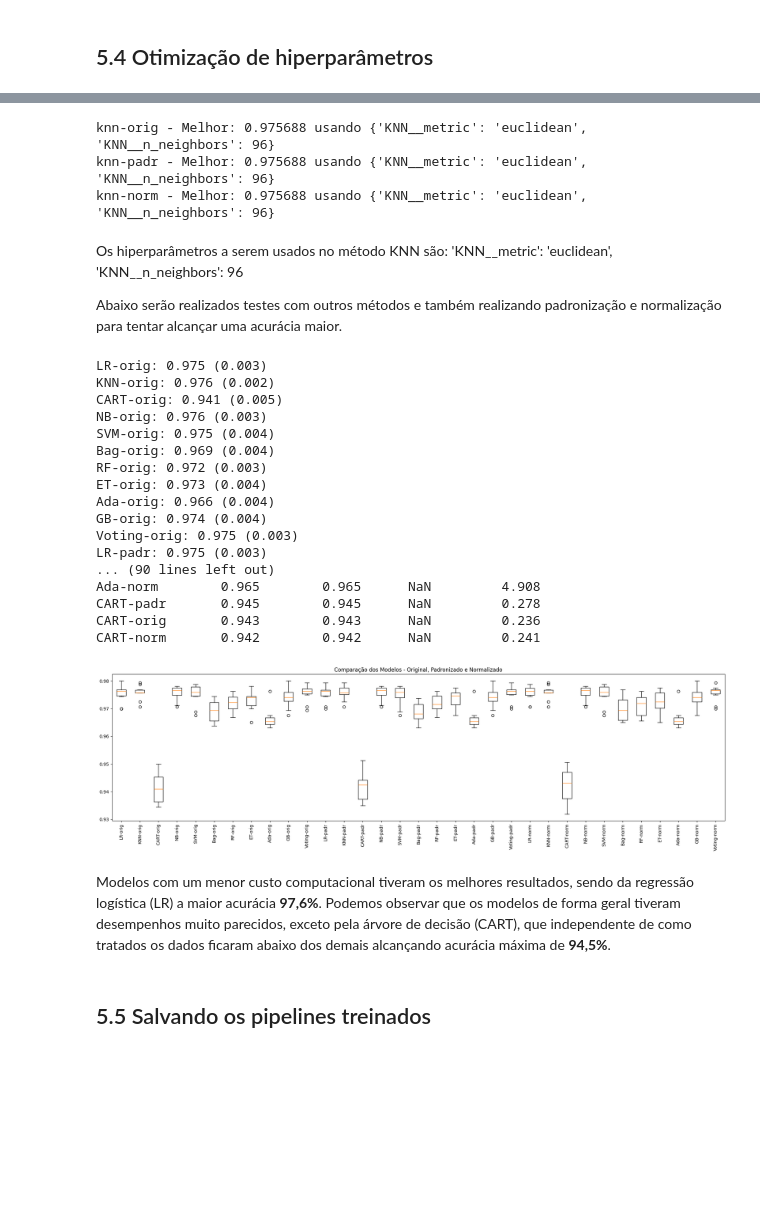
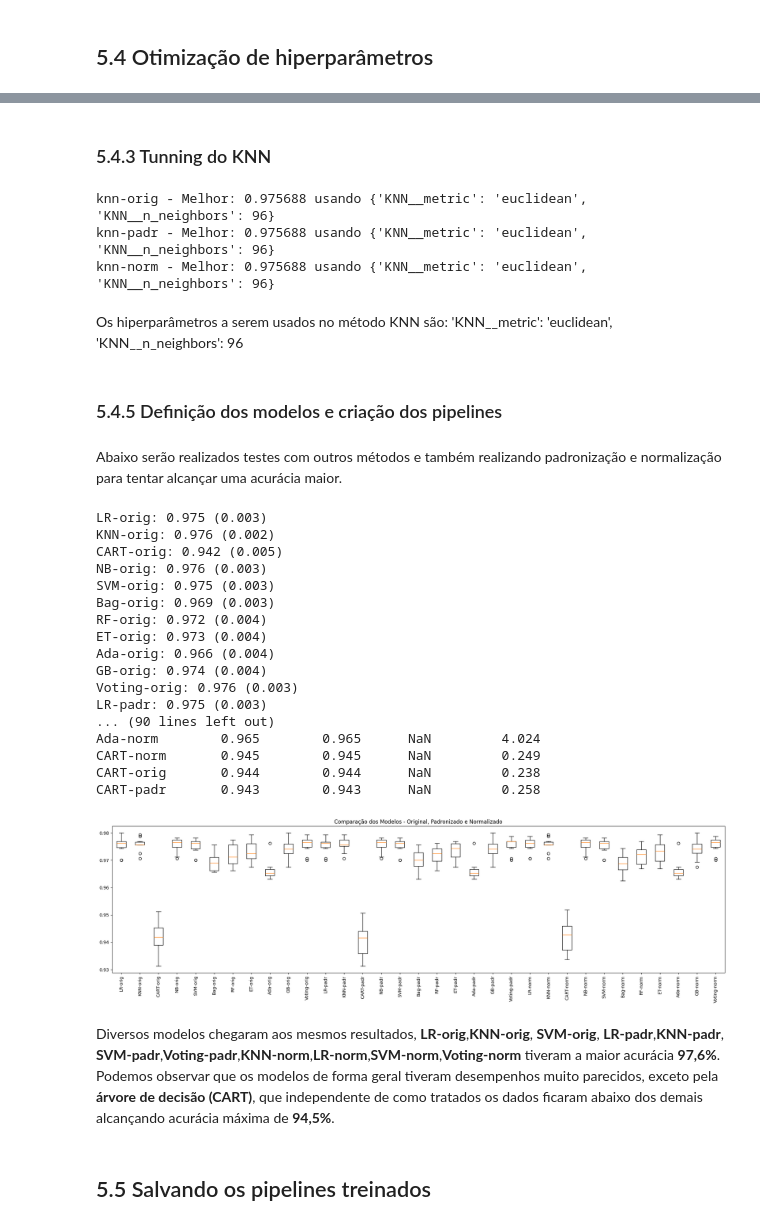
Before and after one commit to Frederico-Gribaudi/MVP_Frederico_Gribaudi_Sprint_Machine_Learning, a Jupyter notebook: sprint_ML.ipynb, the cells around one changed output, grey strips where cells are left out. Cells and saved outputs as stored; diff of their text form; code cells hidden in the pictures; blank space fills up the shorter version.

```diff
--- a/sprint_ML.ipynb
+++ b/sprint_ML.ipynb
@@ -831,0 +844,15 @@ A diferença entre as acurácias antes e depois de remover as colunas comprovam
+# %%
+# Tunning do LR
+
+# Treina o modelo
+lr = LogisticRegression(max_iter=200, solver="lbfgs")
+lr.fit(X_train, y_train)
+
+# Número de iterações até convergir
+print("Iterações usadas:", lr.n_iter_)
+
+# Verifica se chegou no limite
+if lr.n_iter_[0] >= lr.max_iter:
+    print("⚠️ O modelo NÃO convergiu dentro do limite de max_iter.")
+else:
+    print("✅ O modelo convergiu antes de atingir max_iter.")
@@ -831,0 +866,25 @@ A diferença entre as acurácias antes e depois de remover as colunas comprovam
+# %%
+# Tuning do SVC
+
+svc = SVC()
+
+param_grid = {
+    'C': [0.1, 1, 10, 100],
+    'kernel': ['linear', 'rbf'],
+    'gamma': ['scale', 'auto', 0.01, 0.001],
+  }
+
+grid_search = GridSearchCV(
+    estimator=svc,
+    param_grid=param_grid,
+    cv=5,
+    scoring='accuracy',  # pode trocar para f1, roc_auc, etc.
+    n_jobs=-1
+)
+
+grid_search.fit(X_train, y_train)
+
+print("Melhores hiperparâmetros:", grid_search.best_params_)
+print("Melhor score:", grid_search.best_score_)
+
+best_svc = grid_search.best_estimator_
@@ -832,3 +897,5 @@ A diferença entre as acurácias antes e depois de remover as colunas comprovam
+# %% [markdown]
+### 5.4.3 Tunning do KNN
 # %%
 # Tuning do KNN
 
@@ -858,10 +925,12 @@ for name, model in pipelines:
 knn-orig - Melhor: 0.975688 usando {'KNN__metric': 'euclidean', 'KNN__n_neighbors': 96}
 knn-padr - Melhor: 0.975688 usando {'KNN__metric': 'euclidean', 'KNN__n_neighbors': 96}
 knn-norm - Melhor: 0.975688 usando {'KNN__metric': 'euclidean', 'KNN__n_neighbors': 96}
+# %% [markdown]
+Os hiperparâmetros a serem usados
+no método KNN são: 'KNN__metric': 'euclidean', 'KNN__n_neighbors': 96
+# %% [markdown]
+### 5.4.5 Definição dos modelos e criação dos pipelines
 # %% [markdown]
-Os hiperparâmetros a serem usados
-no método KNN são: 'KNN__metric': 'euclidean', 'KNN__n_neighbors': 96
-
 Abaixo serão realizados testes com outros métodos e também realizando padronização e normalização para tentar alcançar uma acurácia maior.
 # %%
 # -------------------------------
@@ -874,7 +943,7 @@ base = DecisionTreeClassifier()
 voting_bases = [
     ('LR', LogisticRegression(max_iter=200)),
     ('NB', GaussianNB()),
-    ('SVM', SVC(probability=True)),
+    ('SVM', SVC(C= 100, gamma= 'scale', kernel= 'linear',probability=True,random_state=SEED)),
     ('KNN', KNeighborsClassifier(n_neighbors=96, metric='euclidean'))
 ]
 
@@ -883,7 +952,7 @@ modelos = {
     'KNN': KNeighborsClassifier(n_neighbors=96, metric='euclidean'),
     'CART': DecisionTreeClassifier(),
     'NB': GaussianNB(),
-    'SVM': SVC(probability=True),
+    'SVM': SVC(C= 100, gamma= 'scale', kernel= 'linear',probability=True,random_state=SEED),
     'Bag': BaggingClassifier(estimator=base, n_estimators=num_trees),
     'RF': RandomForestClassifier(n_estimators=num_trees, max_features=max_features),
     'ET': ExtraTreesClassifier(n_estimators=num_trees, max_features=max_features),
@@ -949,46 +1018,46 @@ for name, pipe in pipelines:
     metrics = evaluate_classification(y_test, y_pred, proba)
     scores_final.append({
         'modelo': name,
         'accuracy': round(metrics['accuracy'],3),
         'f1_weighted': round(metrics['f1_weighted'],3),
         'roc_auc': round(metrics['roc_auc'],3) if proba is not None else None,
         'train_time_s': round(train_time,3)
     })
 
 df_scores_final = pd.DataFrame(scores_final).set_index('modelo').sort_values(by='accuracy', ascending=False)
 print("\nRanking final dos modelos:")
 print(df_scores_final)
 
 # -------------------------------
 # Boxplot
 # -------------------------------
 plt.figure(figsize=(25,6))
 plt.title('Comparação dos Modelos - Original, Padronizado e Normalizado')
 plt.boxplot(results)
 plt.xticks(range(1,len(names)+1), names, rotation=90)
 plt.show()
 # %% [output]
 LR-orig: 0.975 (0.003)
 KNN-orig: 0.976 (0.002)
-CART-orig: 0.941 (0.005)
+CART-orig: 0.942 (0.005)
 NB-orig: 0.976 (0.003)
-SVM-orig: 0.975 (0.004)
-Bag-orig: 0.969 (0.004)
-RF-orig: 0.972 (0.003)
+SVM-orig: 0.975 (0.003)
+Bag-orig: 0.969 (0.003)
+RF-orig: 0.972 (0.004)
 ET-orig: 0.973 (0.004)
 Ada-orig: 0.966 (0.004)
 GB-orig: 0.974 (0.004)
-Voting-orig: 0.975 (0.003)
+Voting-orig: 0.976 (0.003)
 LR-padr: 0.975 (0.003)
 ... (90 lines left out)
-Ada-norm        0.965        0.965      NaN         4.908
-CART-padr       0.945        0.945      NaN         0.278
-CART-orig       0.943        0.943      NaN         0.236
-CART-norm       0.942        0.942      NaN         0.241
+Ada-norm        0.965        0.965      NaN         4.024
+CART-norm       0.945        0.945      NaN         0.249
+CART-orig       0.944        0.944      NaN         0.238
+CART-padr       0.943        0.943      NaN         0.258
-[figure, old version]
+[figure, new version]
 # %% [markdown]
-Modelos com um menor custo computacional tiveram os melhores resultados, sendo da regressão logística (LR) a maior acurácia **97,6%**.
-Podemos observar que os modelos de forma geral tiveram desempenhos muito parecidos, exceto pela árvore de decisão (CART), que independente de como tratados os dados ficaram abaixo dos demais alcançando acurácia máxima de **94,5%**.
+Diversos modelos chegaram aos mesmos resultados, **LR-orig**,**KNN-orig**, **SVM-orig**, **LR-padr**,**KNN-padr**, **SVM-padr**,**Voting-padr**,**KNN-norm**,**LR-norm**,**SVM-norm**,**Voting-norm** tiveram a maior acurácia **97,6%**.
+Podemos observar que os modelos de forma geral tiveram desempenhos muito parecidos, exceto pela **árvore de decisão (CART)**, que independente de como tratados os dados ficaram abaixo dos demais alcançando acurácia máxima de **94,5%**.
 # %% [markdown]
 ## 5.5 Salvando os pipelines treinados
 # %%
```
Also changed, not shown: parts of 16 cells of this notebook.
